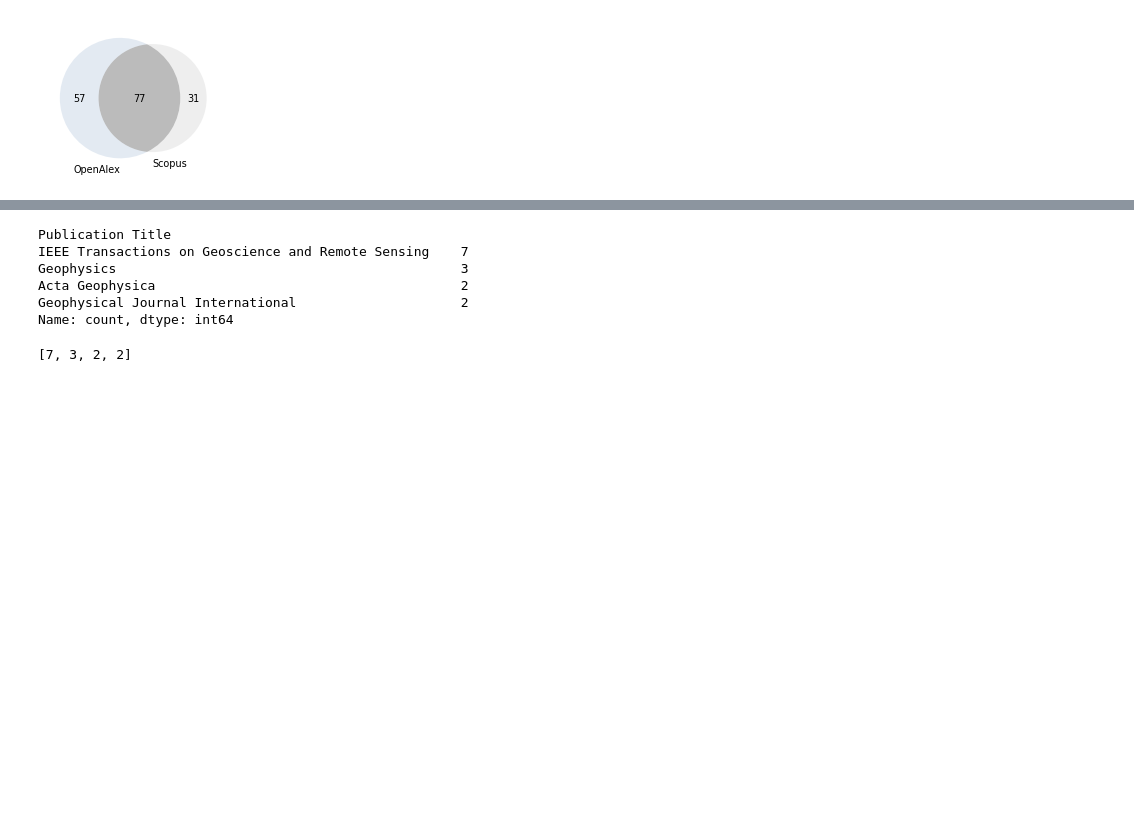
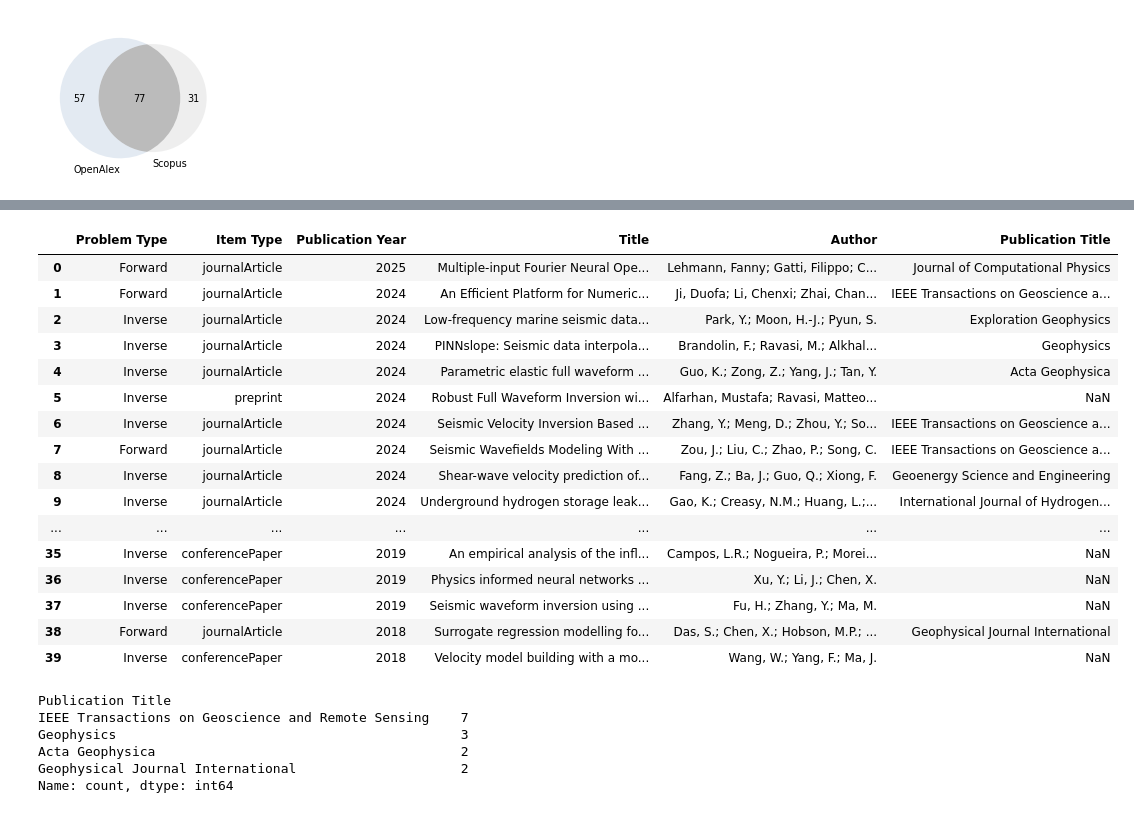
Before and after one commit to oscar-rincon/scoping-ml-wave-seismology, a Jupyter notebook: main/05_data_charting/01_workflow_plots.ipynb, the cells around one changed output, grey strips where cells are left out. Saved outputs shown, nothing was run; the diff lists cells and outputs as text; code cells hidden in the pictures; blank space fills up the shorter version.

```diff
--- a/main/05_data_charting/01_workflow_plots.ipynb
+++ b/main/05_data_charting/01_workflow_plots.ipynb
@@ -142,3 +148,63 @@ Total de títulos en OpenAlex que no están en Scopus: 57
+# %%
+import pandas as pd
+
+# Read CSV files
+publications_forward = pd.read_csv('data/publications_review_forward.csv')
+publications_inverse = pd.read_csv('data/publications_review_inverse.csv')
+
+# Add problem type
+publications_forward["Problem Type"] = "Forward"
+publications_inverse["Problem Type"] = "Inverse"
+
+# Define columns to keep
+cols = [
+    "Problem Type",
+    "Item Type",
+    "Publication Year",
+    "Title",
+    "Author",
+    "Publication Title",
+]
+
+# Combine both datasets
+publications = pd.concat(
+    [
+        publications_forward[cols],
+        publications_inverse[cols]
+    ],
+    ignore_index=True
+)
+
+# Sort by year (newest first) and then title
+publications = publications.sort_values(
+    by=["Publication Year", "Title"],
+    ascending=[False, True]
+).reset_index(drop=True)
+
+publications.to_csv(
+    "data/publications_review.csv",
+    index=False
+)
+
+publications
+# %% [output]
+|  | Problem Type | Item Type | Publication Year | Title | Author | Publication Title |
+| 0 | Forward | journalArticle | 2025 | Multiple-input Fourier Neural Ope... | Lehmann, Fanny; Gatti, Filippo; C... | Journal of Computational Physics |
+| 1 | Forward | journalArticle | 2024 | An Efficient Platform for Numeric... | Ji, Duofa; Li, Chenxi; Zhai, Chan... | IEEE Transactions on Geoscience a... |
+| 2 | Inverse | journalArticle | 2024 | Low-frequency marine seismic data... | Park, Y.; Moon, H.-J.; Pyun, S. | Exploration Geophysics |
+| 3 | Inverse | journalArticle | 2024 | PINNslope: Seismic data interpola... | Brandolin, F.; Ravasi, M.; Alkhal... | Geophysics |
+| 4 | Inverse | journalArticle | 2024 | Parametric elastic full waveform ... | Guo, K.; Zong, Z.; Yang, J.; Tan, Y. | Acta Geophysica |
+| 5 | Inverse | preprint | 2024 | Robust Full Waveform Inversion wi... | Alfarhan, Mustafa; Ravasi, Matteo... | NaN |
+| 6 | Inverse | journalArticle | 2024 | Seismic Velocity Inversion Based ... | Zhang, Y.; Meng, D.; Zhou, Y.; So... | IEEE Transactions on Geoscience a... |
+| 7 | Forward | journalArticle | 2024 | Seismic Wavefields Modeling With ... | Zou, J.; Liu, C.; Zhao, P.; Song, C. | IEEE Transactions on Geoscience a... |
+| 8 | Inverse | journalArticle | 2024 | Shear-wave velocity prediction of... | Fang, Z.; Ba, J.; Guo, Q.; Xiong, F. | Geoenergy Science and Engineering |
+| 9 | Inverse | journalArticle | 2024 | Underground hydrogen storage leak... | Gao, K.; Creasy, N.M.; Huang, L.;... | International Journal of Hydrogen... |
+| ... | ... | ... | ... | ... | ... | ... |
+| 35 | Inverse | conferencePaper | 2019 | An empirical analysis of the infl... | Campos, L.R.; Nogueira, P.; Morei... | NaN |
+| 36 | Inverse | conferencePaper | 2019 | Physics informed neural networks ... | Xu, Y.; Li, J.; Chen, X. | NaN |
+| 37 | Inverse | conferencePaper | 2019 | Seismic waveform inversion using ... | Fu, H.; Zhang, Y.; Ma, M. | NaN |
+| 38 | Forward | journalArticle | 2018 | Surrogate regression modelling fo... | Das, S.; Chen, X.; Hobson, M.P.; ... | Geophysical Journal International |
+| 39 | Inverse | conferencePaper | 2018 | Velocity model building with a mo... | Wang, W.; Yang, F.; Ma, J. | NaN |
 # %%
 # Count publication titles
 publication_counts = df_manual["Publication Title"].value_counts()
@@ -172,4 +235,0 @@ top_publication_names = journal_short
-# %%
-top_publication_values
-# %% [output]
-[7, 3, 2, 2]
```
Also changed, not shown: parts of 6 cells of this notebook, 14 other files.
